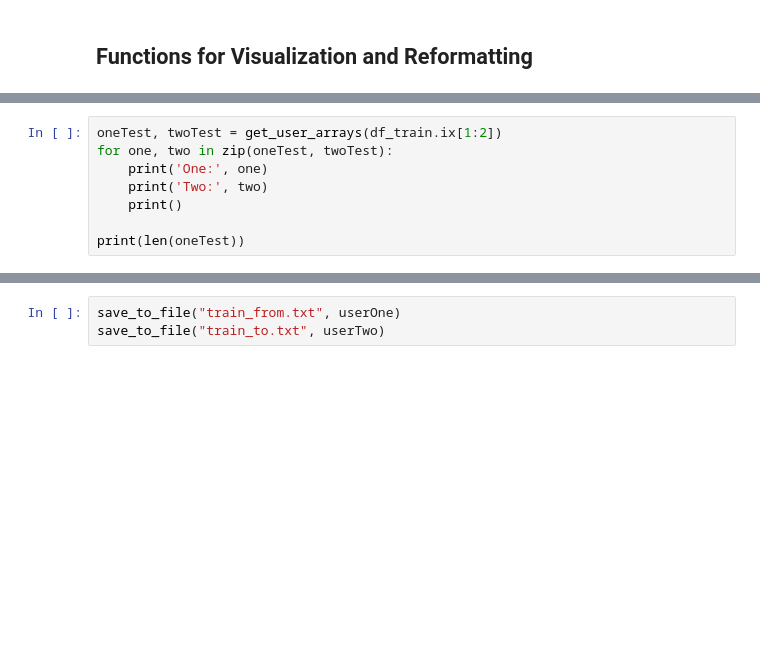
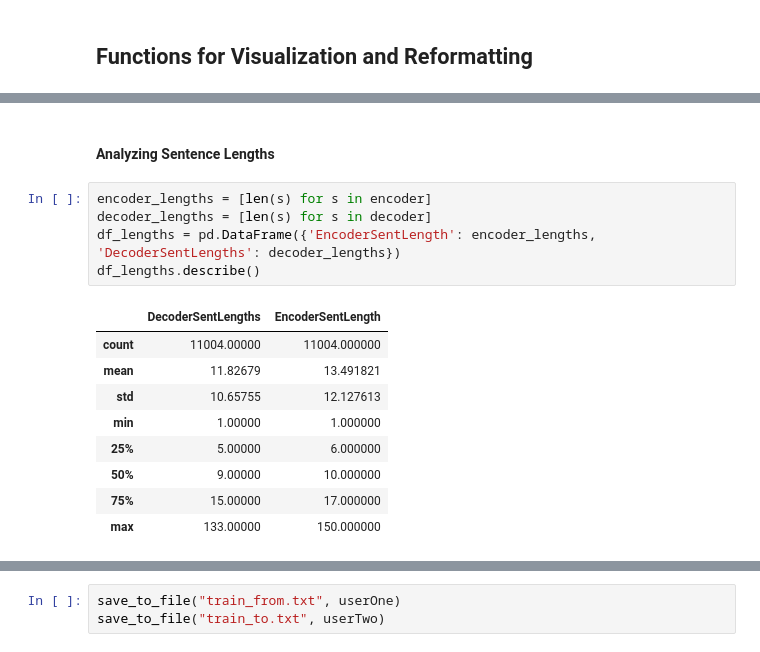
Before and after one commit to mckinziebrandon/DeepChatModels, a Jupyter notebook: notebooks/ubuntu_reformat.ipynb, the cells around one changed output, grey strips where cells are left out. Saved outputs shown, nothing was run; the diff lists cells and outputs as text; blank space fills up the shorter version.

```diff
--- a/notebooks/ubuntu_reformat.ipynb
+++ b/notebooks/ubuntu_reformat.ipynb
@@ -131,8 +121,0 @@ df_train has 1000000 rows.
-# %%
-oneTest, twoTest = get_user_arrays(df_train.ix[1:2])
-for one, two in zip(oneTest, twoTest):
-    print('One:', one)
-    print('Two:', two)
-    print()
-
-print(len(oneTest))
@@ -181,0 +230,17 @@ done
+# %% [markdown]
+#### Analyzing Sentence Lengths
+# %%
+encoder_lengths = [len(s) for s in encoder]
+decoder_lengths = [len(s) for s in decoder]
+df_lengths = pd.DataFrame({'EncoderSentLength': encoder_lengths, 'DecoderSentLengths': decoder_lengths})
+df_lengths.describe()
+# %% [output]
+|  | DecoderSentLengths | EncoderSentLength |
+| count | 11004.00000 | 11004.000000 |
+| mean | 11.82679 | 13.491821 |
+| std | 10.65755 | 12.127613 |
+| min | 1.00000 | 1.000000 |
+| 25% | 5.00000 | 6.000000 |
+| 50% | 9.00000 | 10.000000 |
+| 75% | 15.00000 | 17.000000 |
+| max | 133.00000 | 150.000000 |
```
Also changed, not shown: parts of 20 cells of this notebook, 7 other files.
